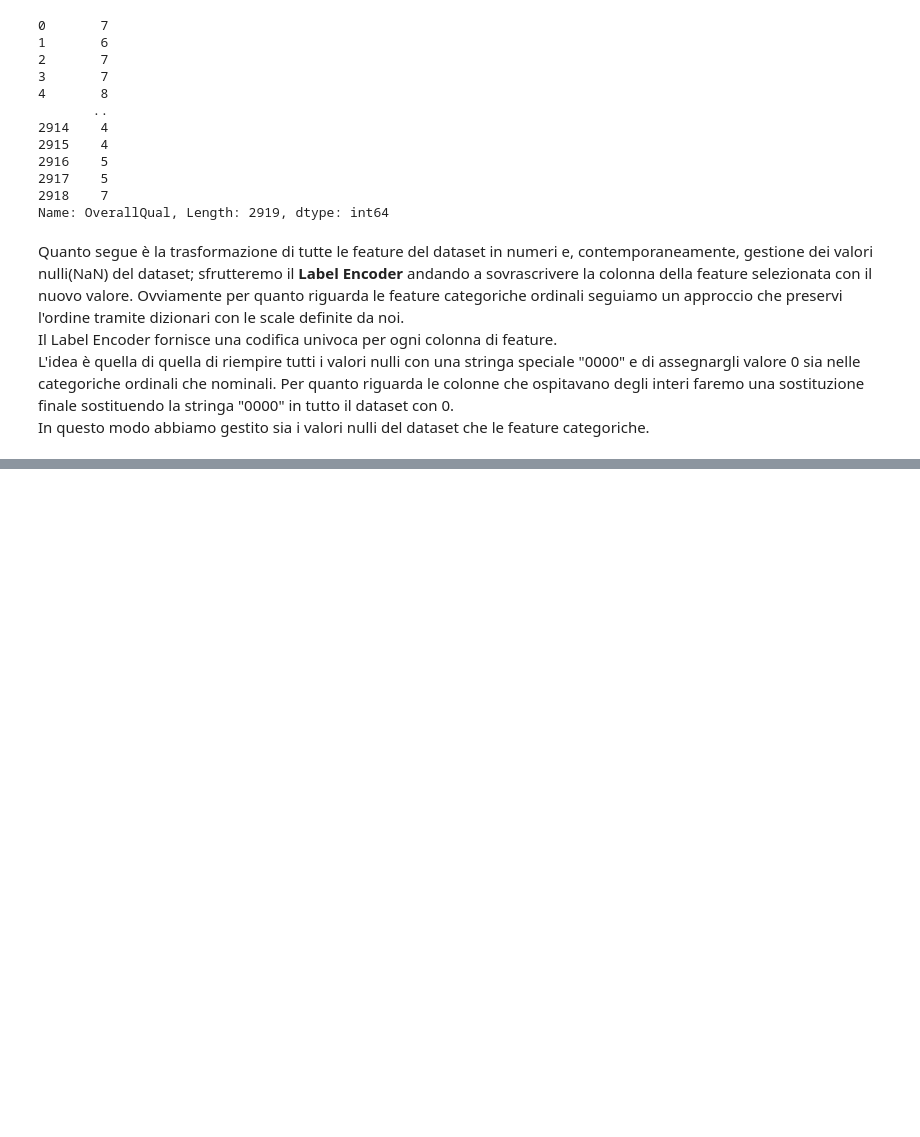
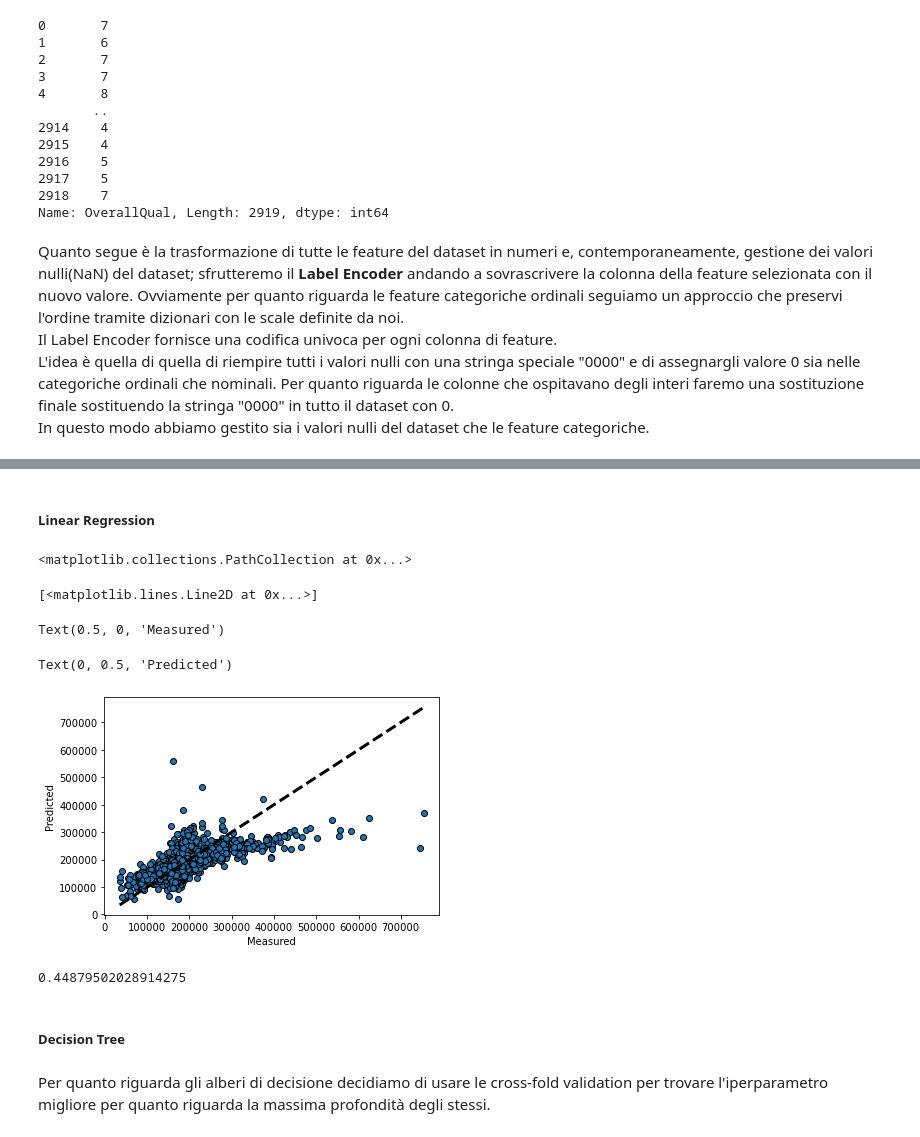
Before and after one commit to spiderlory/ml_project, a Jupyter notebook: progetto.ipynb, the cells around one changed output, grey strips where cells are left out. Saved outputs shown, nothing was run; the diff lists cells and outputs as text; code cells hidden in the pictures; blank space fills up the shorter version.

Commit message:
Predizioni con tutti i modelli + prima parte di correlation

```diff
--- a/progetto.ipynb
+++ b/progetto.ipynb
@@ -202,0 +230,38 @@ data.replace("0000", 0, inplace=True) # Replace finale per gestire colonne dove
+# %%
+# Separazione del target dal dataset
+
+X_train = data.drop(["SalePrice"], axis=1) #drop dalle colonne
+Y_train = data["SalePrice"].values
+
+#X_train, X_test, Y_train, Y_test = train_test_split(X_train, Y_train, test_size=0.20)
+# %% [markdown]
+##### Linear Regression
+# %%
+model1 = LinearRegression()
+folds = KFold(n_splits = 5, shuffle = True, random_state = 98)
+scores = cross_val_score(model1, X_train, Y_train, scoring='r2', cv=folds)
+lin_predict = cross_val_predict(model1, X_train, Y_train, cv=5)
+
+# Plot
+
+fig,  ax = plt.subplots()
+ax.scatter(Y_train, lin_predict, edgecolors=(0,0,0))
+ax.plot([Y_train.min(), Y_train.max()], [Y_train.min(), Y_train.max()], 'k--', lw=3)
+ax.set_xlabel('Measured')
+ax.set_ylabel('Predicted')
+plt.show()
+
+#####
+avg_score = np.mean(scores)
+print(avg_score)
+# %% [output]
+<matplotlib.collections.PathCollection at 0x...>
+[<matplotlib.lines.Line2D at 0x...>]
+Text(0.5, 0, 'Measured')
+Text(0, 0.5, 'Predicted')
+[figure, added]
+0.44879502028914275
+# %% [markdown]
+##### Decision Tree
+# %% [markdown]
+Per quanto riguarda gli alberi di decisione decidiamo di usare le cross-fold validation per trovare l'iperparametro migliore per quanto riguarda la massima profondità degli stessi.
```
Also changed, not shown: parts of 22 cells of this notebook.
